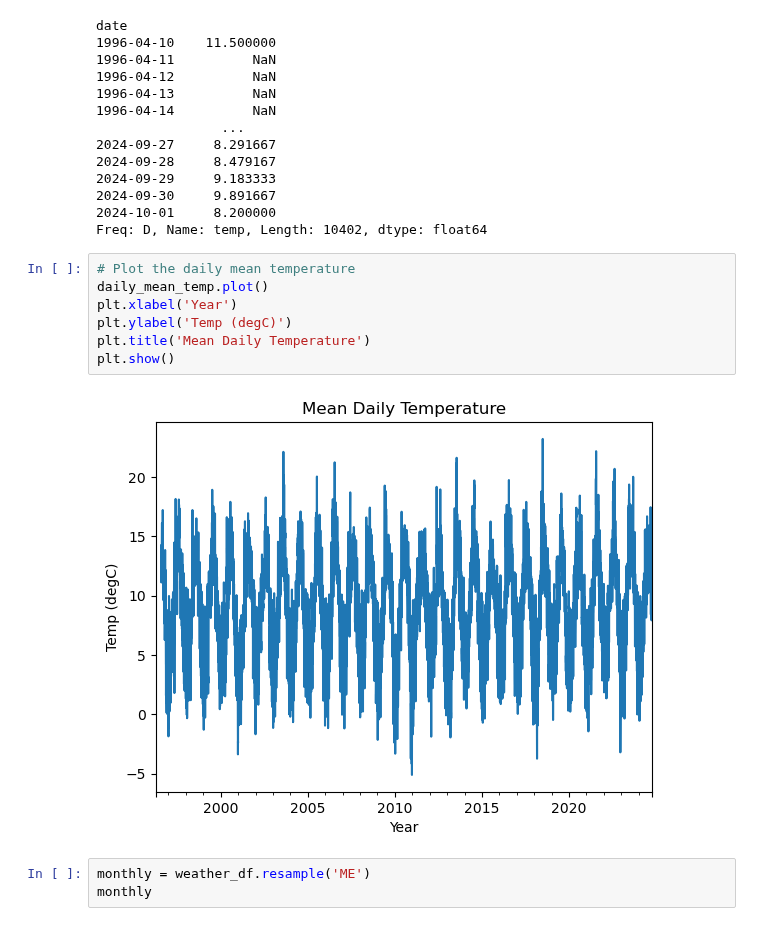
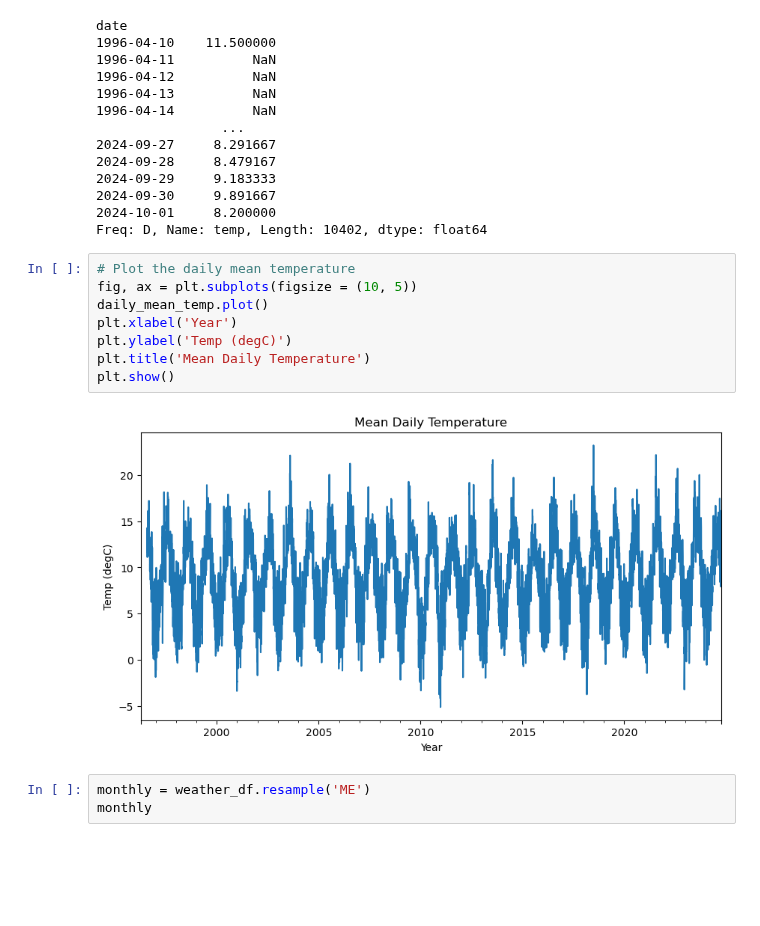
Before and after one commit to IreneKilgannon/PFDA, a Jupyter notebook: PFDA-assignments/assignment_6_Weather.ipynb, the cells around one changed output. Drawn from its saved outputs; the diff is of its cells as text; blank space fills up the shorter version.

```diff
--- a/PFDA-assignments/assignment_6_Weather.ipynb
+++ b/PFDA-assignments/assignment_6_Weather.ipynb
@@ -126,13 +128,14 @@ date
 Freq: D, Name: temp, Length: 10402, dtype: float64
 # %%
 # Plot the daily mean temperature
+fig, ax = plt.subplots(figsize = (10, 5))
 daily_mean_temp.plot()
 plt.xlabel('Year')
 plt.ylabel('Temp (degC)')
 plt.title('Mean Daily Temperature')
 plt.show()
 # %% [output]
-[figure, old version]
+[figure, new version]
 # %%
 monthly = weather_df.resample('ME')
 monthly
```
Also changed, not shown: parts of 8 cells of this notebook, 2 other files.
